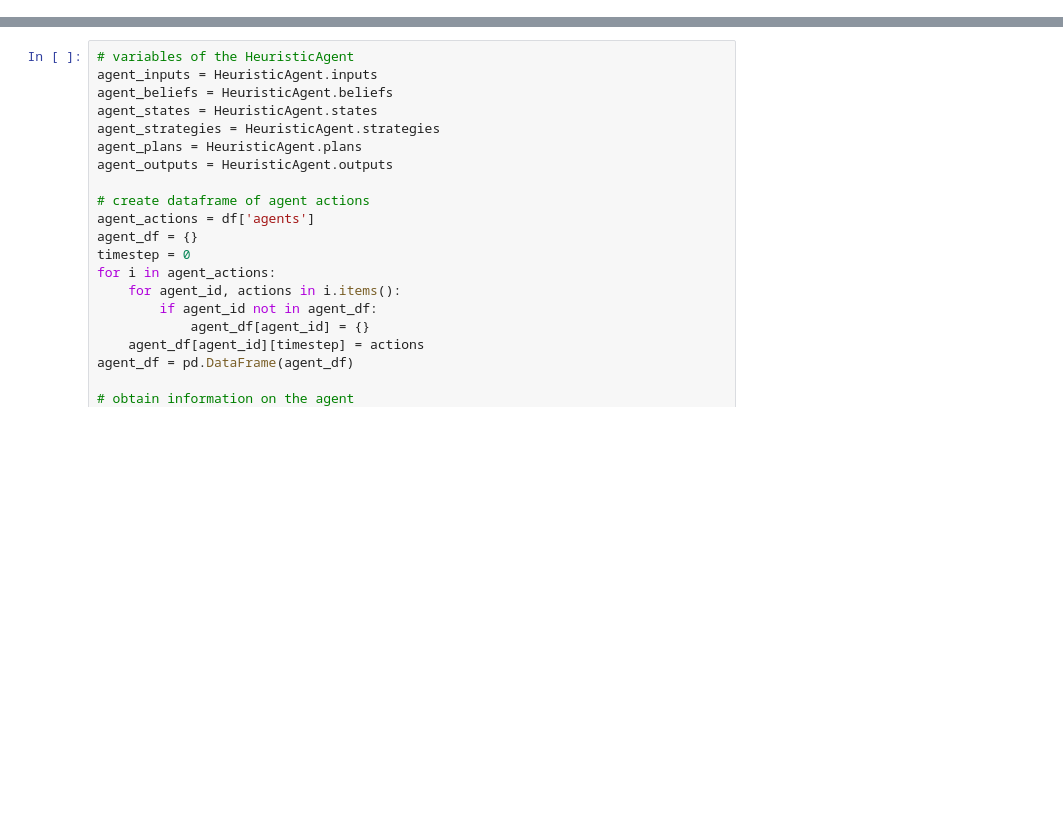
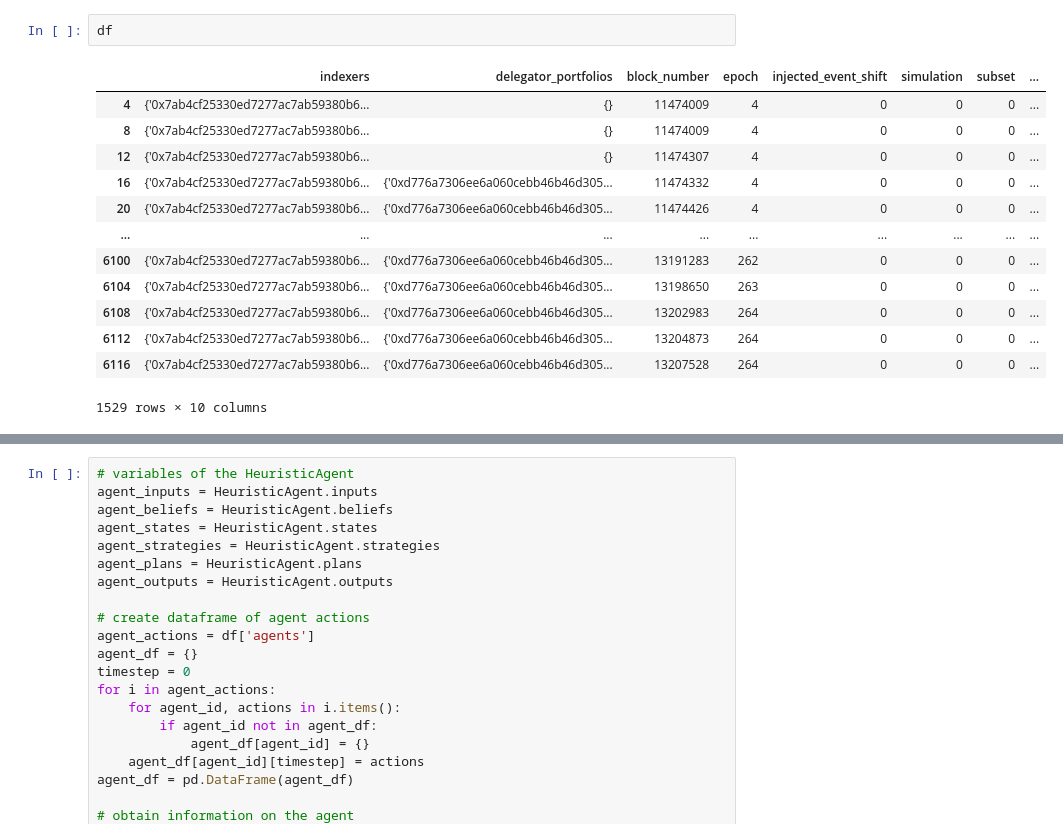
Before and after one commit to BlockScience/TheGraph, a Jupyter notebook: get_agent.ipynb, the cells around one changed output, grey strips where cells are left out. Drawn from its saved outputs; the diff is of its cells as text; blank space fills up the shorter version.

```diff
--- a/get_agent.ipynb
+++ b/get_agent.ipynb
@@ -24,0 +17,16 @@ You should set SIMULATION_TIME_STEPS in config.py to a minimum of 1529 to captur
+# %%
+df
+# %% [output]
+|  | indexers | delegator_portfolios | block_number | epoch | injected_event_shift | simulation | subset | ... |
+| 4 | {'0x7ab4cf25330ed7277ac7ab59380b6... | {} | 11474009 | 4 | 0 | 0 | 0 | ... |
+| 8 | {'0x7ab4cf25330ed7277ac7ab59380b6... | {} | 11474009 | 4 | 0 | 0 | 0 | ... |
+| 12 | {'0x7ab4cf25330ed7277ac7ab59380b6... | {} | 11474307 | 4 | 0 | 0 | 0 | ... |
+| 16 | {'0x7ab4cf25330ed7277ac7ab59380b6... | {'0xd776a7306ee6a060cebb46b46d305... | 11474332 | 4 | 0 | 0 | 0 | ... |
+| 20 | {'0x7ab4cf25330ed7277ac7ab59380b6... | {'0xd776a7306ee6a060cebb46b46d305... | 11474426 | 4 | 0 | 0 | 0 | ... |
+| ... | ... | ... | ... | ... | ... | ... | ... | ... |
+| 6100 | {'0x7ab4cf25330ed7277ac7ab59380b6... | {'0xd776a7306ee6a060cebb46b46d305... | 13191283 | 262 | 0 | 0 | 0 | ... |
+| 6104 | {'0x7ab4cf25330ed7277ac7ab59380b6... | {'0xd776a7306ee6a060cebb46b46d305... | 13198650 | 263 | 0 | 0 | 0 | ... |
+| 6108 | {'0x7ab4cf25330ed7277ac7ab59380b6... | {'0xd776a7306ee6a060cebb46b46d305... | 13202983 | 264 | 0 | 0 | 0 | ... |
+| 6112 | {'0x7ab4cf25330ed7277ac7ab59380b6... | {'0xd776a7306ee6a060cebb46b46d305... | 13204873 | 264 | 0 | 0 | 0 | ... |
+| 6116 | {'0x7ab4cf25330ed7277ac7ab59380b6... | {'0xd776a7306ee6a060cebb46b46d305... | 13207528 | 264 | 0 | 0 | 0 | ... |
+1529 rows × 10 columns
```
Also changed, not shown: parts of 2 cells of this notebook, 1 other file.
